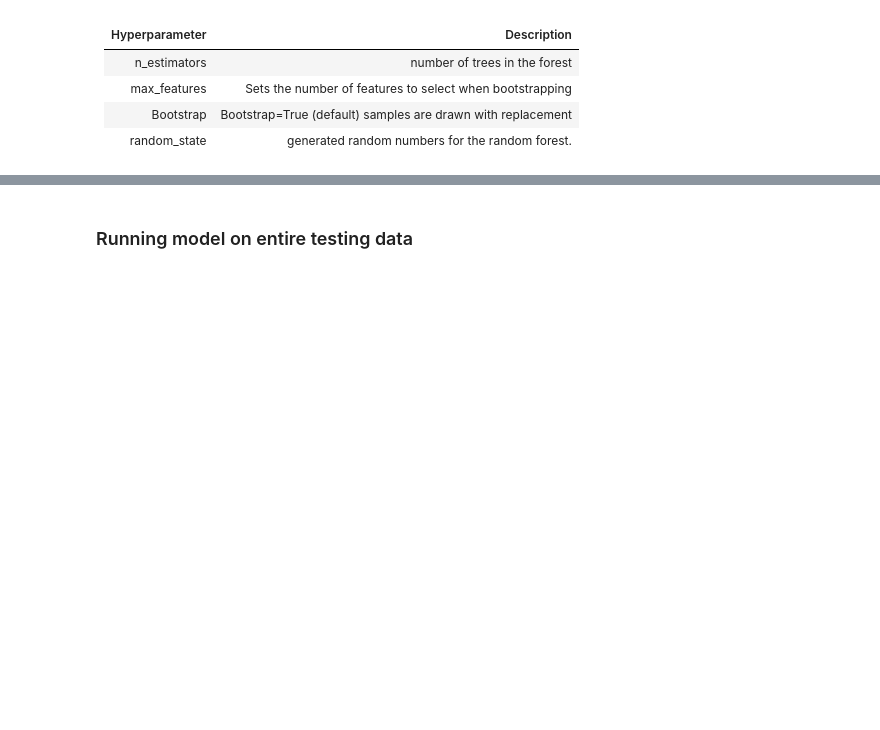
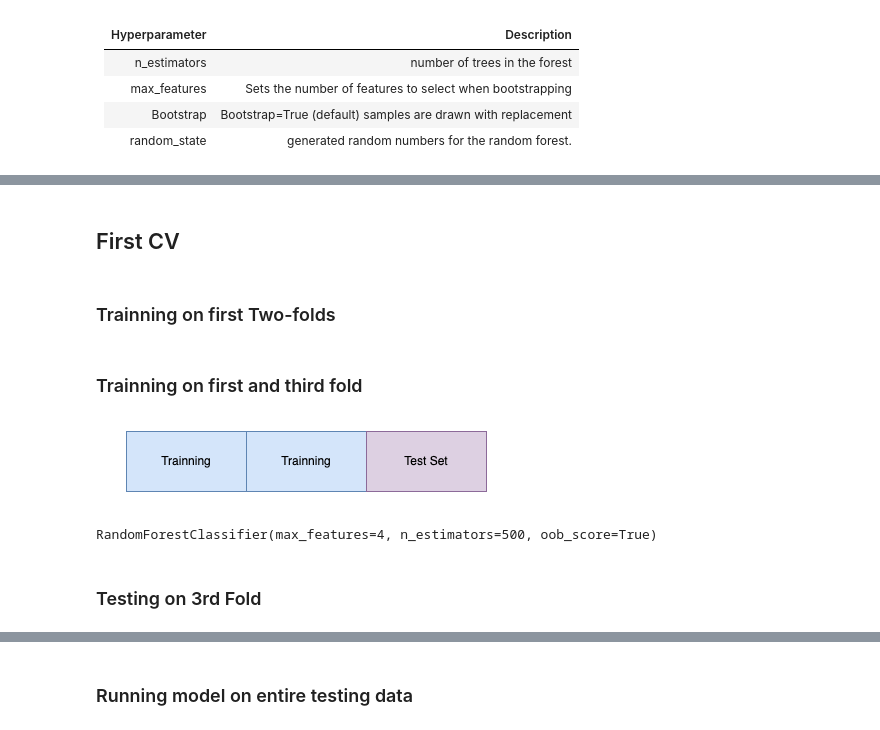
Before and after one commit to AlexHappyCode/AI-Ethics-Genetic-Data, a Jupyter notebook: HW3 - Random Forest Model.ipynb, the cells around one changed output, grey strips where cells are left out. Drawn from its saved outputs; the diff is of its cells as text; code cells hidden in the pictures; blank space fills up the shorter version.

```diff
--- a/HW3 - Random Forest Model.ipynb
+++ b/HW3 - Random Forest Model.ipynb
@@ -168,0 +180,19 @@ RandomForestClassifier(max_features=2, n_estimators=500, oob_score=True)
+# %% [markdown]
+## First CV
+# %% [markdown]
+### Trainning on first Two-folds
+# %% [markdown]
+### Trainning on first and third fold
+# %%
+display.Image('./first_fold.png')
+# %% [output]
+[figure, added]
+# %%
+''' Trainning on First Two Folds '''
+x_train = pd.concat([first_third, second_third]).drop('Label', axis=1)
+y_train = pd.concat([first_third, second_third])['Label']
+model.fit(x_train , y_train)
+# %% [output]
+RandomForestClassifier(max_features=4, n_estimators=500, oob_score=True)
+# %% [markdown]
+### Testing on 3rd Fold
```
Also changed, not shown: parts of 71 cells of this notebook, 3 other files.
